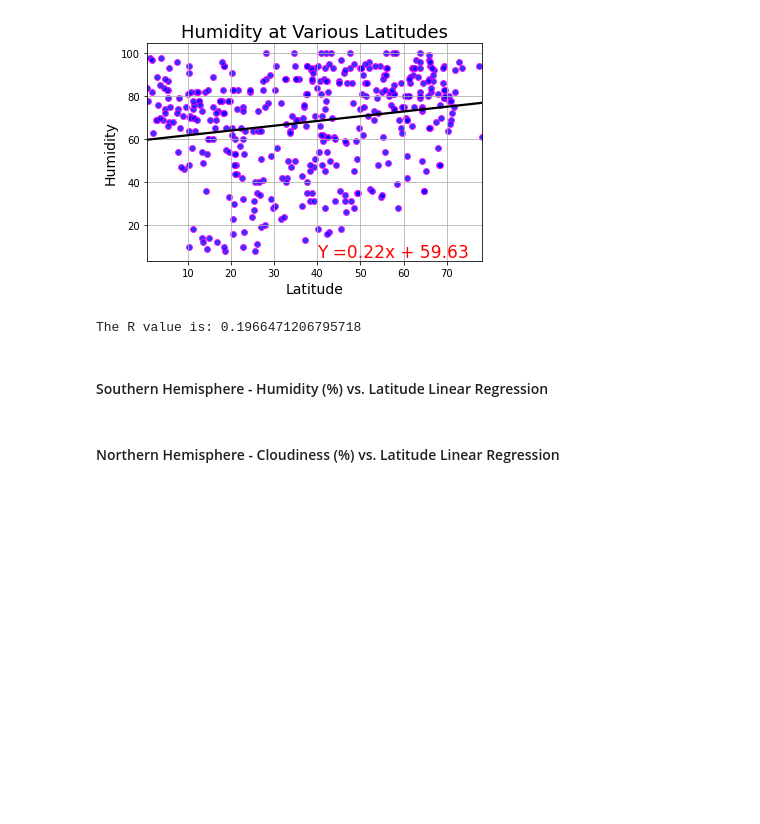
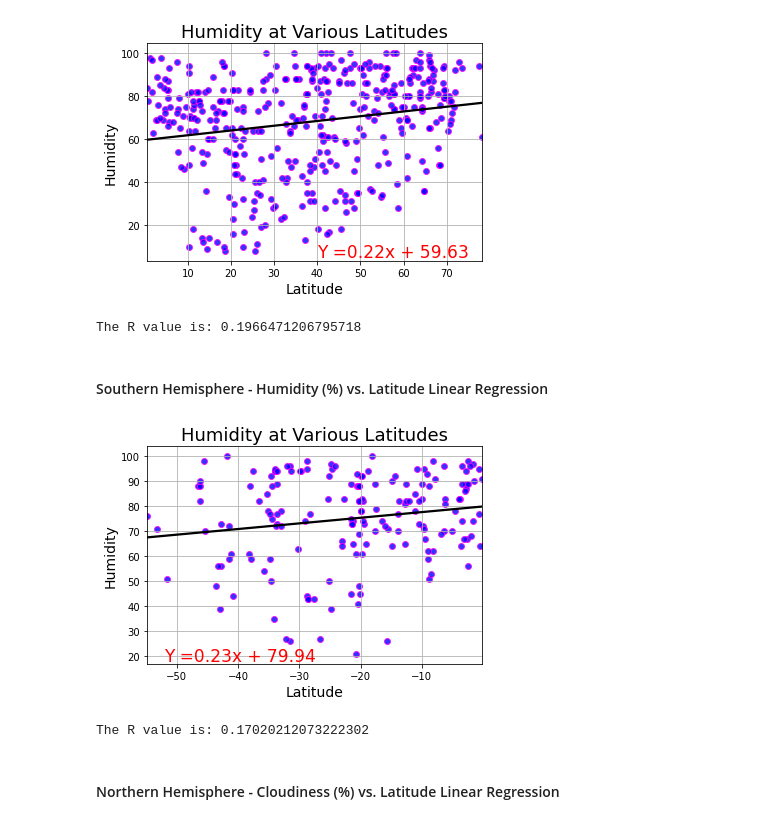
Before and after one commit to Travbz/python-api-challenge, a Jupyter notebook: WeatherPy.ipynb, the cells around one changed output. Saved outputs shown, nothing was run; the diff lists cells and outputs as text; code cells hidden in the pictures; blank space fills up the shorter version.

Commit message:
more linear regression

```diff
--- a/WeatherPy.ipynb
+++ b/WeatherPy.ipynb
@@ -308,5 +308,21 @@ print(f'The R value is: {r_value}')
 The R value is: 0.1966471206795718
 # %% [markdown]
 ####  Southern Hemisphere - Humidity (%) vs. Latitude Linear Regression
+# %%
+#set variables for linear regression scipi function
+slope, intercept, r_value, p_value, std_err = linregress(x = south['City Lat'], y = south['Humidity'])
+
+#seaborn regression plot as per JBZ guidance(Thanks Homie)
+sns.regplot(x=south['City Lat'], y= south['Humidity'], scatter_kws={"color": "blue", "edgecolors": "fuchsia"}, line_kws={"color": "black"}, ci=0)
+plt.xlabel('Latitude', fontsize=14)
+plt.ylabel('Humidity', fontsize=14)
+plt.title("Humidity at Various Latitudes", fontsize=18)
+plt.text(-52, 18, f'Y ={slope.round(2)}x + {intercept.round(2)}', fontsize = 17, color = 'Red');
+plt.grid()
+plt.show()
+print(f'The R value is: {r_value}')
+# %% [output]
+[figure, added]
+The R value is: 0.17020212073222302
 # %% [markdown]
 ####  Northern Hemisphere - Cloudiness (%) vs. Latitude Linear Regression
```
Also changed, not shown: parts of 4 cells of this notebook.
